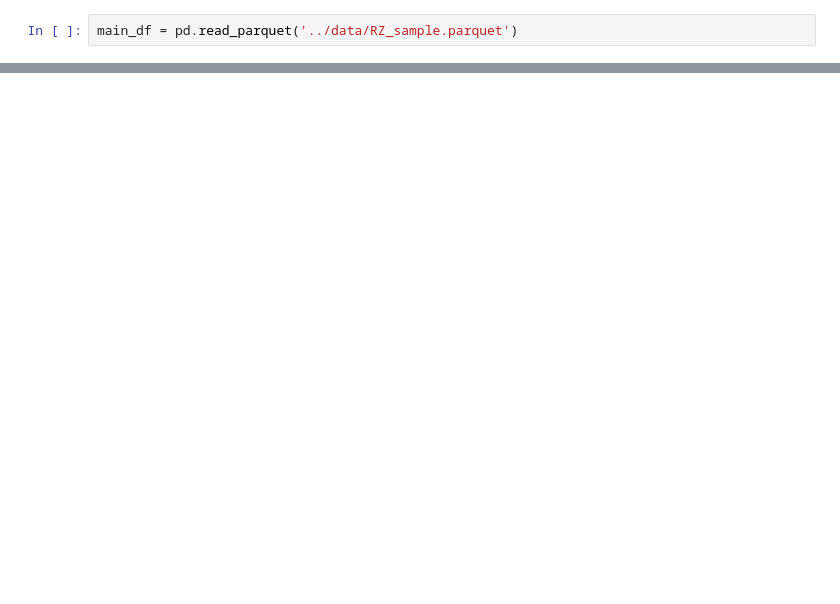
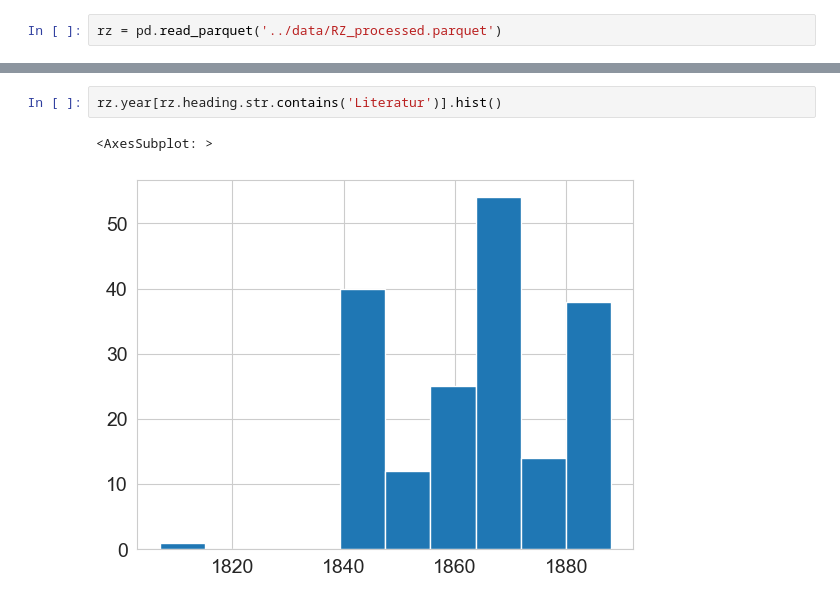
Before and after one commit to krkryger/rigasche-zeitung, a Jupyter notebook: notebooks/scrap.ipynb, the cells around one changed output, grey strips where cells are left out. Saved outputs shown, nothing was run; the diff lists cells and outputs as text; blank space fills up the shorter version.

```diff
--- a/notebooks/scrap.ipynb
+++ b/notebooks/scrap.ipynb
@@ -20,2 +17,2 @@ import json
 # %%
-main_df = pd.read_parquet('../data/RZ_sample.parquet')
+rz = pd.read_parquet('../data/RZ_processed.parquet')
@@ -776,0 +138,5 @@ placename_replacement_dict
+# %%
+rz.year[rz.heading.str.contains('Literatur')].hist()
+# %% [output]
+<AxesSubplot: >
+[figure, added]
```
Also changed, not shown: parts of 89 cells of this notebook, 4 other files.
